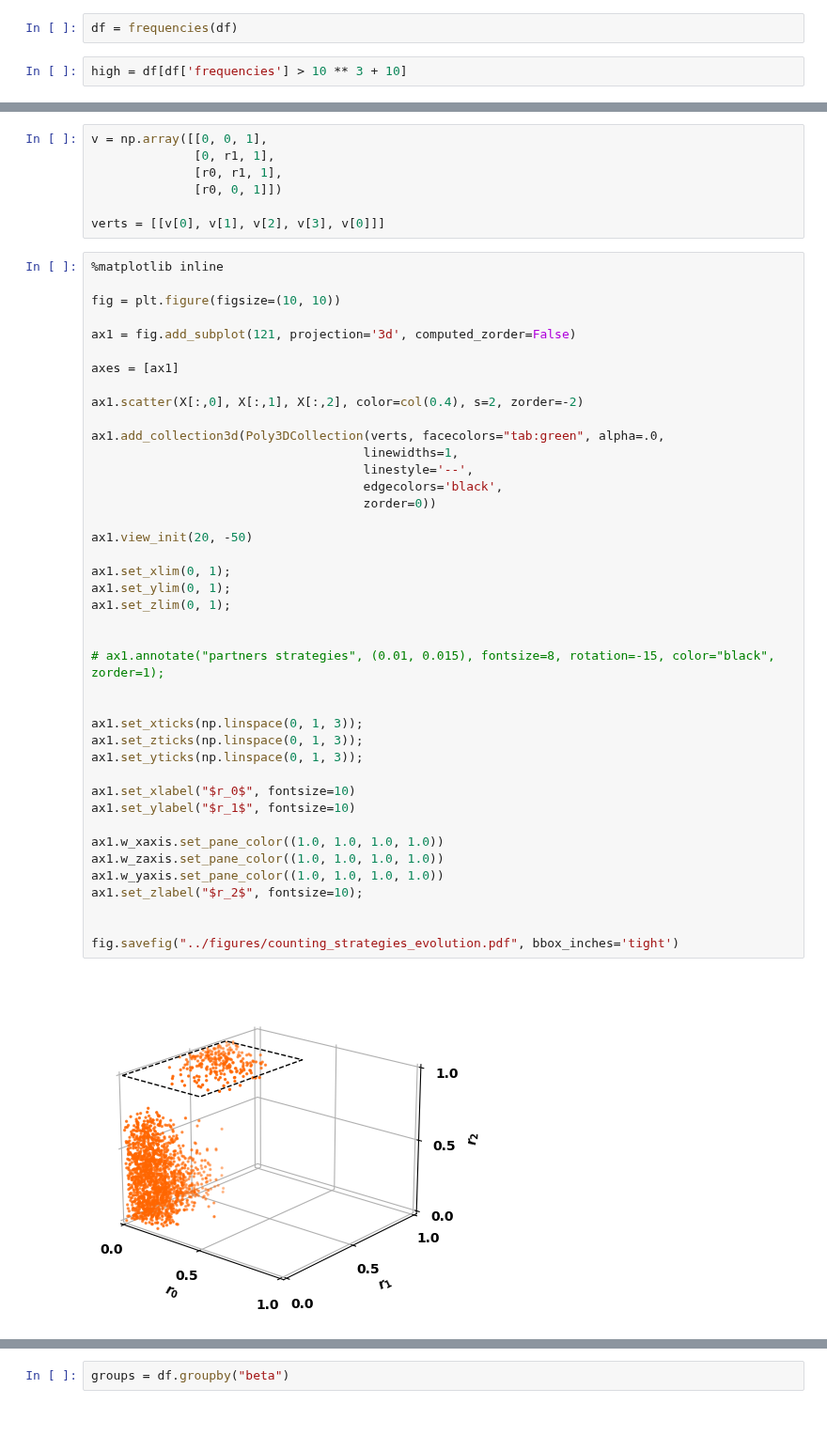
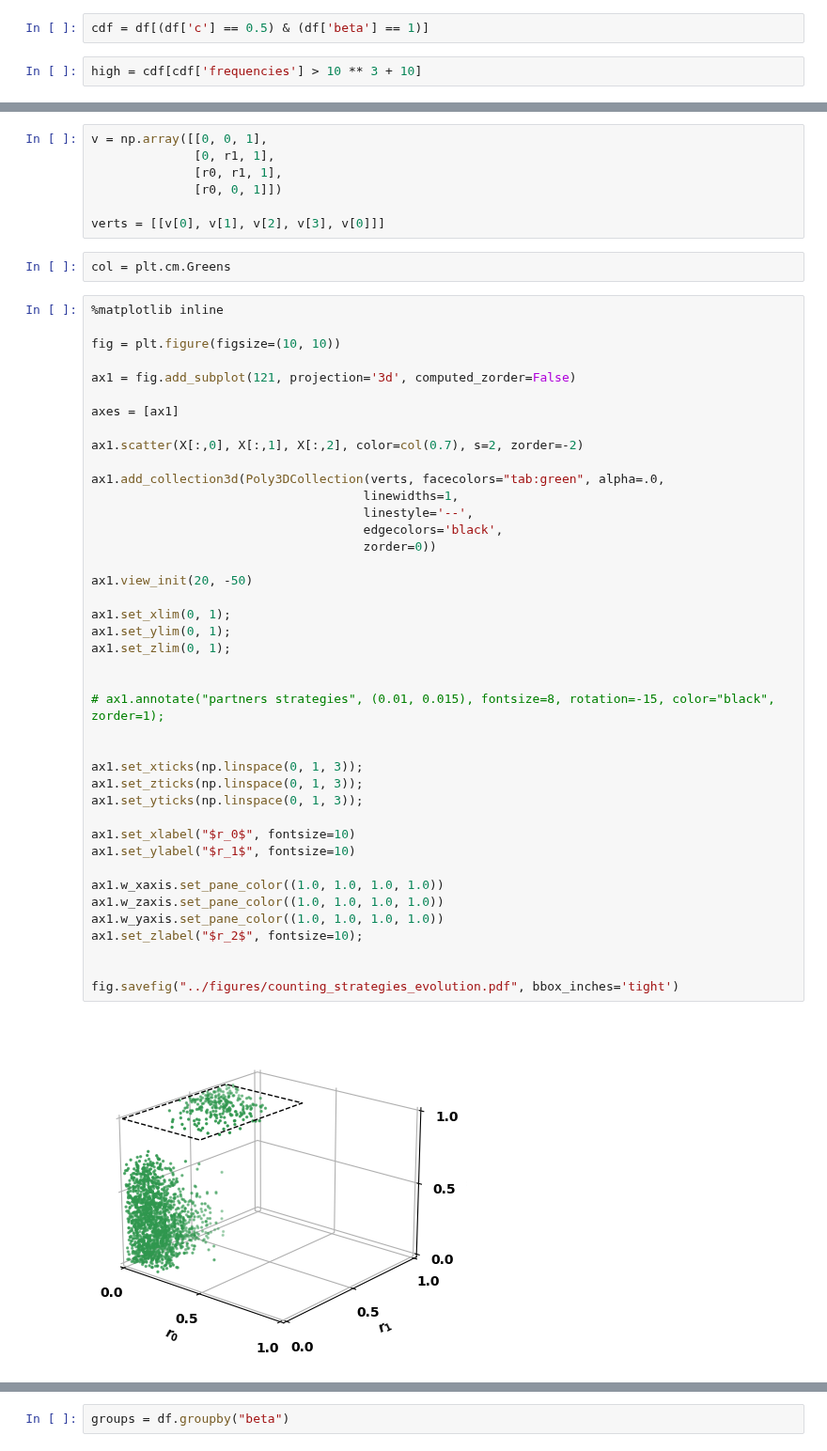
Before and after one commit to Nikoleta-v3/conditional-cooperation-with-longer-memory, a Jupyter notebook: notebooks/Counting 2-bit reactive strategies.ipynb, the cells around one changed output, grey strips where cells are left out. Shown at 94% size. Saved outputs shown, nothing was run; the diff lists cells and outputs as text; blank space fills up the shorter version.

```diff
--- a/notebooks/Counting 2-bit reactive strategies.ipynb
+++ b/notebooks/Counting 2-bit reactive strategies.ipynb
@@ -47,7 +21,7 @@ def frequencies(df, max_steps=10 ** 7):
-# %%
-df = frequencies(df)
+# %%
+cdf = df[(df['c'] == 0.5) & (df['beta'] == 1)]
 # %%
-high = df[df['frequencies'] > 10 ** 3 + 10]
+high = cdf[cdf['frequencies'] > 10 ** 3 + 10]
 # %%
 X = high[['p_4', 'p_2', 'p_1']].values
 # %%
@@ -73,6 +47,8 @@ v = np.array([[0, 0, 1],
               [r0, 0, 1]])
 
 verts = [[v[0], v[1], v[2], v[3], v[0]]]
+# %%
+col = plt.cm.Greens
 # %%
 %matplotlib inline
 
@@ -82,37 +58,37 @@ ax1 = fig.add_subplot(121, projection='3d', computed_zorder=False)
 
 axes = [ax1]
 
-ax1.scatter(X[:,0], X[:,1], X[:,2], color=col(0.4), s=2, zorder=-2)
+ax1.scatter(X[:,0], X[:,1], X[:,2], color=col(0.7), s=2, zorder=-2)
 
 ax1.add_collection3d(Poly3DCollection(verts, facecolors="tab:green", alpha=.0,
                                      linewidths=1,
                                      linestyle='--',
                                      edgecolors='black',
                                      zorder=0))
 
 ax1.view_init(20, -50)
 
 ax1.set_xlim(0, 1);
 ax1.set_ylim(0, 1);
 ax1.set_zlim(0, 1);
 
 
 # ax1.annotate("partners strategies", (0.01, 0.015), fontsize=8, rotation=-15, color="black", zorder=1);
 
 
 ax1.set_xticks(np.linspace(0, 1, 3));
 ax1.set_zticks(np.linspace(0, 1, 3));
 ax1.set_yticks(np.linspace(0, 1, 3));
 
 ax1.set_xlabel("$r_0$", fontsize=10)
 ax1.set_ylabel("$r_1$", fontsize=10)
 
 ax1.w_xaxis.set_pane_color((1.0, 1.0, 1.0, 1.0))
 ax1.w_zaxis.set_pane_color((1.0, 1.0, 1.0, 1.0))
 ax1.w_yaxis.set_pane_color((1.0, 1.0, 1.0, 1.0))
 ax1.set_zlabel("$r_2$", fontsize=10);
 
 
 fig.savefig("../figures/counting_strategies_evolution.pdf", bbox_inches='tight')
 # %% [output]
-[figure, old version]
+[figure, new version]
```
Also changed, not shown: parts of 18 cells of this notebook, 12 other files.
